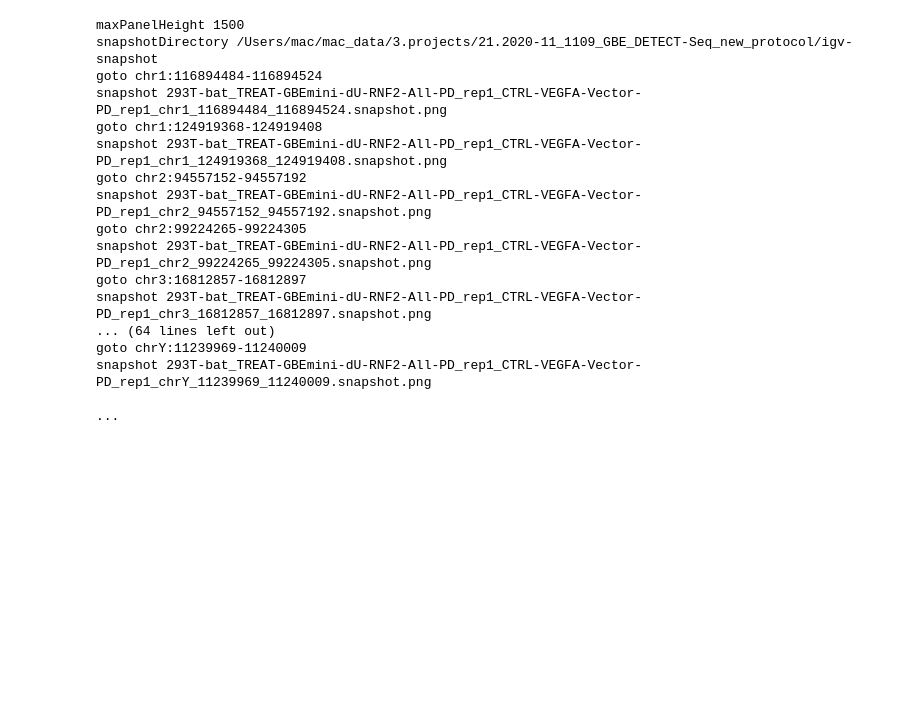
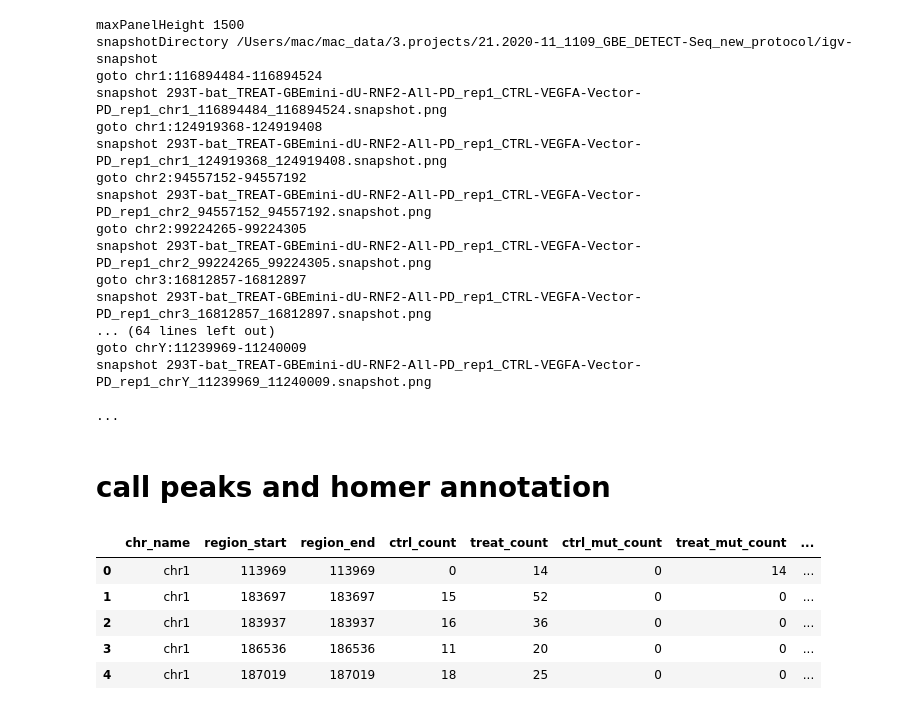
Before and after one commit to hermanzhaozzzz/snakepipes_detect-seq, a Jupyter notebook: step.03.after-snk.TEST_poisson-test_cutoff_and_call-peaks-homer-annotation.ipynb, the cells around one changed output. Cells and saved outputs as stored; diff of their text form; code cells hidden in the pictures; blank space fills up the shorter version.

```diff
--- a/step.03.after-snk.TEST_poisson-test_cutoff.ipynb
+++ b/step.03.after-snk.TEST_poisson-test_cutoff_and_call-peaks-homer-annotation.ipynb
@@ -105,3 +107,5 @@ goto chrY:11239969-11240009
 snapshot 293T-bat_TREAT-GBEmini-dU-RNF2-All-PD_rep1_CTRL-VEGFA-Vector-PD_rep1_chrY_11239969_11240009.snapshot.png
 
 ...
+# %% [markdown]
+# call peaks and homer annotation
@@ -107,0 +114,13 @@ snapshot 293T-bat_TREAT-GBEmini-dU-RNF2-All-PD_rep1_CTRL-VEGFA-Vector-PD_rep1_ch
+# %%
+# PATH_peaks = '../table/detect_seq.StatsTest.table_CTRL-VEGFA-Vector-PD_TREAT-GBEmini-dU-RNF2-All-PD_rep1.filtered_SMN-4_SCN-10_SMR-0.1_RPN-1_RTN-2.C2T_merge_G2A_call_peaks.tsv'
+PATH_peaks = '../table/detect_seq.StatsTest.table_CTRL-VEGFA-Vector-PD_TREAT-GBEmini-AP-RNF2-All-PD_rep1.filtered_SMN-4_SCN-10_SMR-0.1_RPN-1_RTN-2.C2T_merge_G2A_call_peaks.tsv'
+# %%
+df = pd.read_csv(PATH_peaks,sep='\t')
+df.head()
+# %% [output]
+|  | chr_name | region_start | region_end | ctrl_count | treat_count | ctrl_mut_count | treat_mut_count | ... |
+| 0 | chr1 | 113969 | 113969 | 0 | 14 | 0 | 14 | ... |
+| 1 | chr1 | 183697 | 183697 | 15 | 52 | 0 | 0 | ... |
+| 2 | chr1 | 183937 | 183937 | 16 | 36 | 0 | 0 | ... |
+| 3 | chr1 | 186536 | 186536 | 11 | 20 | 0 | 0 | ... |
+| 4 | chr1 | 187019 | 187019 | 18 | 25 | 0 | 0 | ... |
```
Also changed, not shown: parts of 6 cells of this notebook, 15 other files.
